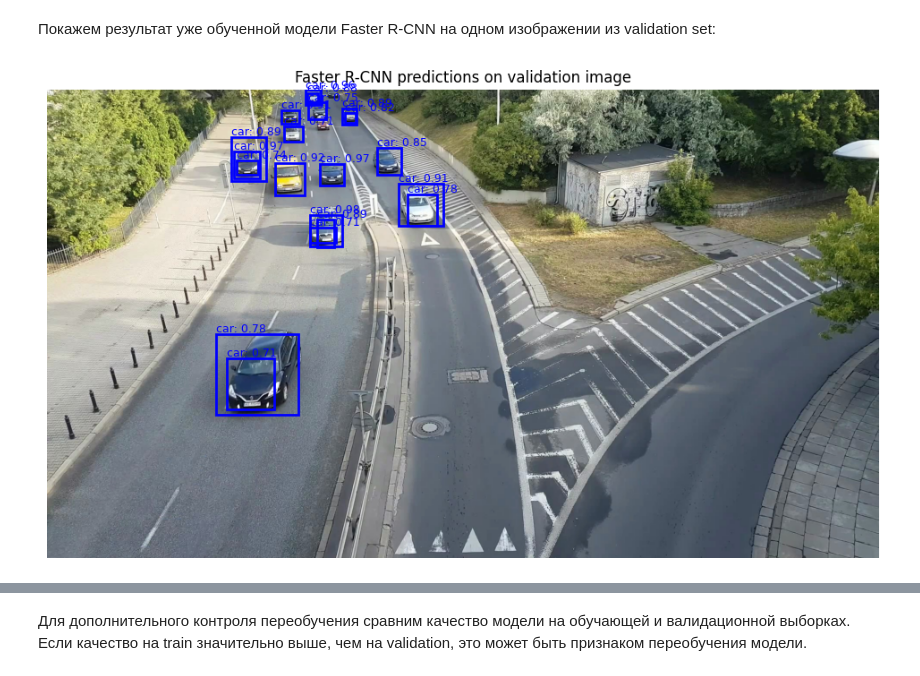
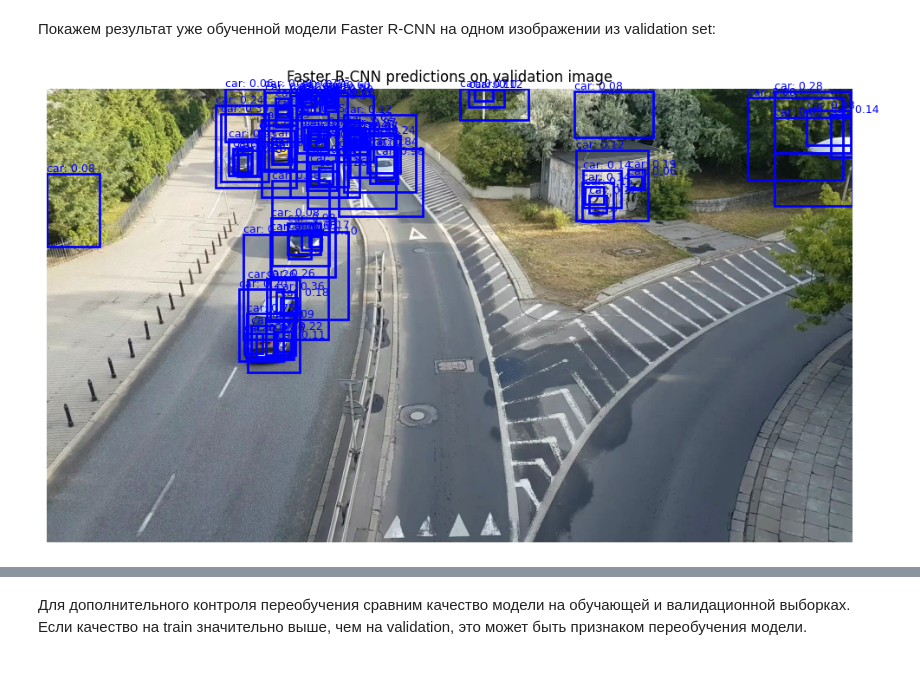
Before and after one commit to IAmDaWizard/ML-Engineering, a Jupyter notebook: Lab3/Lab3.ipynb, the cells around one changed output, grey strips where cells are left out. Drawn from its saved outputs; the diff is of its cells as text; code cells hidden in the pictures.

```diff
--- a/Lab3/Lab3.ipynb
+++ b/Lab3/Lab3.ipynb
@@ -1217,11 +1217,17 @@ for _, row in sample_boxes.iterrows():
         row["width"],
         row["height"],
         linewidth=2,
-        edgecolor='red',
-        facecolor='none'
+        edgecolor="red",
+        facecolor="none"
     )
-
     ax.add_patch(rect)
+    ax.text(
+        row["x1"],
+        row["y1"] - 5,
+        f'{row["class_name"]}: {row["confidence"]:.2f}',
+        fontsize=9,
+        color="red"
+    )
 
 plt.title(f"YOLO detections: {sample_frame}")
 plt.axis("off")
@@ -1252,39 +1258,35 @@ class_names = {
     2: "truck"
 }
 
-score_threshold = 0.7
-
 for box, score, label in zip(
     prediction["boxes"].cpu(),
     prediction["scores"].cpu(),
     prediction["labels"].cpu()
 ):
-    if score < score_threshold:
-        continue
-
     x1, y1, x2, y2 = box.numpy()
 
     rect = patches.Rectangle(
         (x1, y1),
         x2 - x1,
         y2 - y1,
         linewidth=2,
         edgecolor="blue",
         facecolor="none"
     )
 
     ax.add_patch(rect)
+
     ax.text(
         x1,
         y1 - 5,
         f'{class_names.get(label.item(), "obj")}: {score:.2f}',
         fontsize=9,
         color="blue"
     )
 
 plt.title("Faster R-CNN predictions on validation image")
 plt.axis("off")
 plt.show()
 # %% [output]
-[figure, old version]
+[figure, new version]
 # %% [markdown]
```
Also changed, not shown: parts of 14 cells of this notebook, 3 other files.
